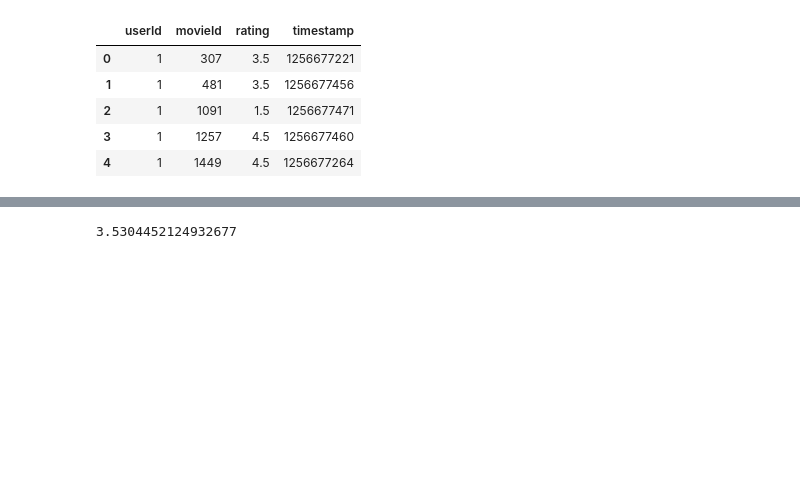
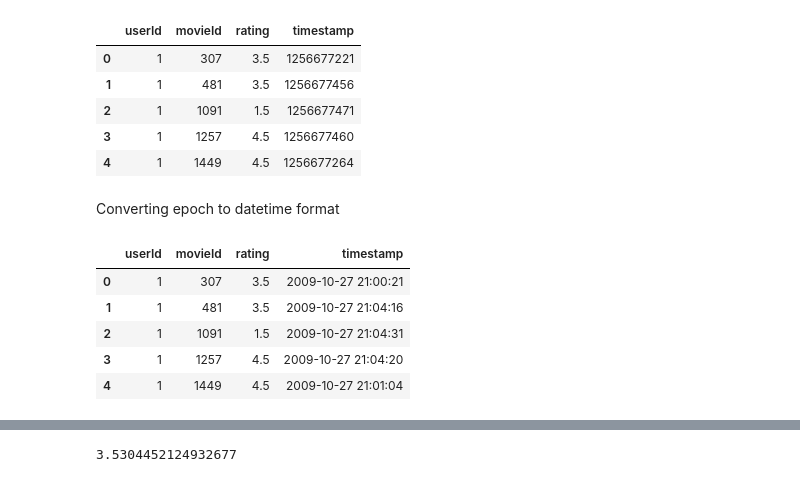
Before and after one commit to Andreas-Svensson/movie_recommender, a Jupyter notebook: EDA.ipynb, the cells around one changed output, grey strips where cells are left out. Saved outputs shown, nothing was run; the diff lists cells and outputs as text; code cells hidden in the pictures; blank space fills up the shorter version.

```diff
--- a/EDA.ipynb
+++ b/EDA.ipynb
@@ -55,3 +55,16 @@ df_ratings.head()
 | 2 | 1 | 1091 | 1.5 | 1256677471 |
 | 3 | 1 | 1257 | 4.5 | 1256677460 |
 | 4 | 1 | 1449 | 4.5 | 1256677264 |
+# %% [markdown]
+Converting epoch to datetime format
+# %%
+df_ratings["timestamp"] = pd.to_datetime(df_ratings["timestamp"], unit='s')
+
+df_ratings.head()
+# %% [output]
+|  | userId | movieId | rating | timestamp |
+| 0 | 1 | 307 | 3.5 | 2009-10-27 21:00:21 |
+| 1 | 1 | 481 | 3.5 | 2009-10-27 21:04:16 |
+| 2 | 1 | 1091 | 1.5 | 2009-10-27 21:04:31 |
+| 3 | 1 | 1257 | 4.5 | 2009-10-27 21:04:20 |
+| 4 | 1 | 1449 | 4.5 | 2009-10-27 21:01:04 |
```
Also changed, not shown: parts of 10 cells of this notebook.
